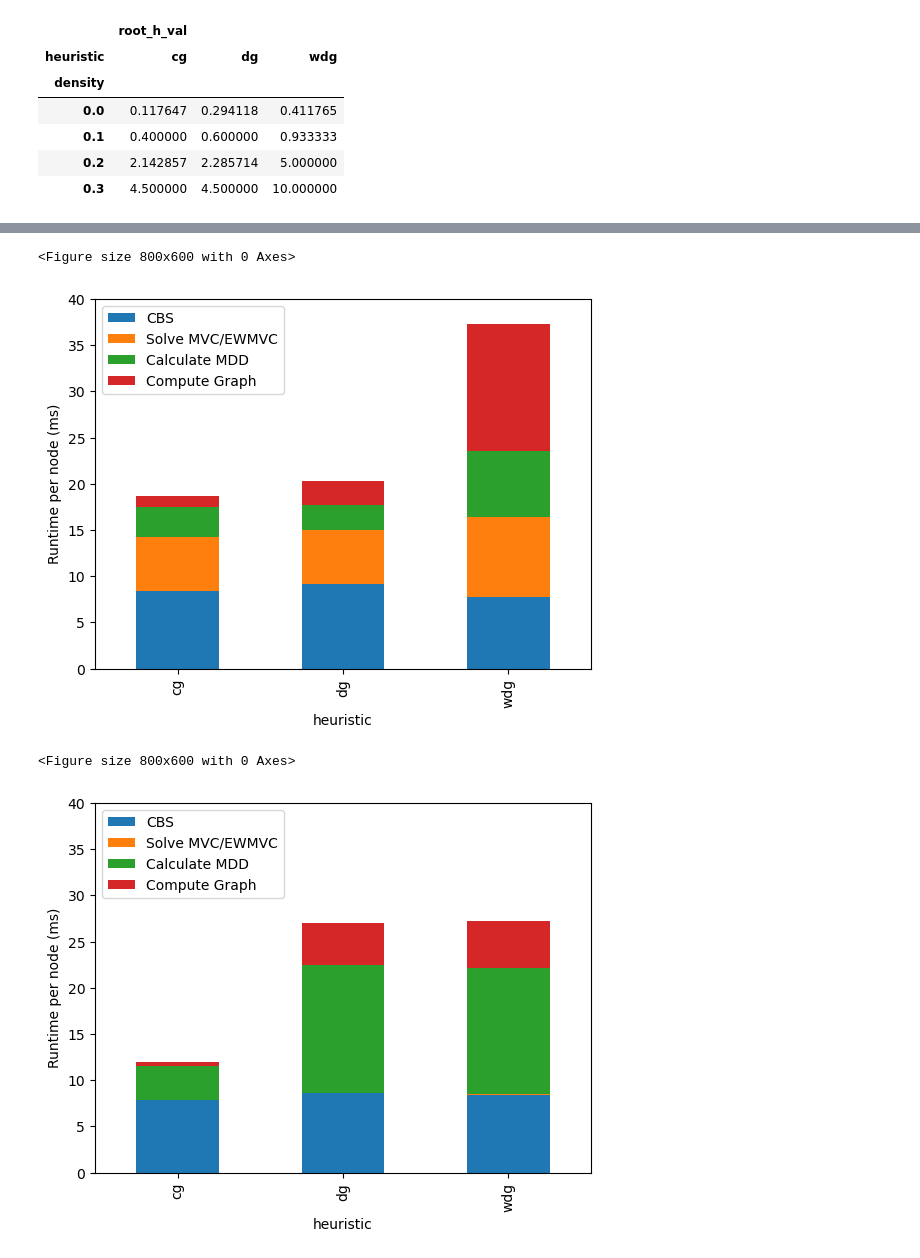
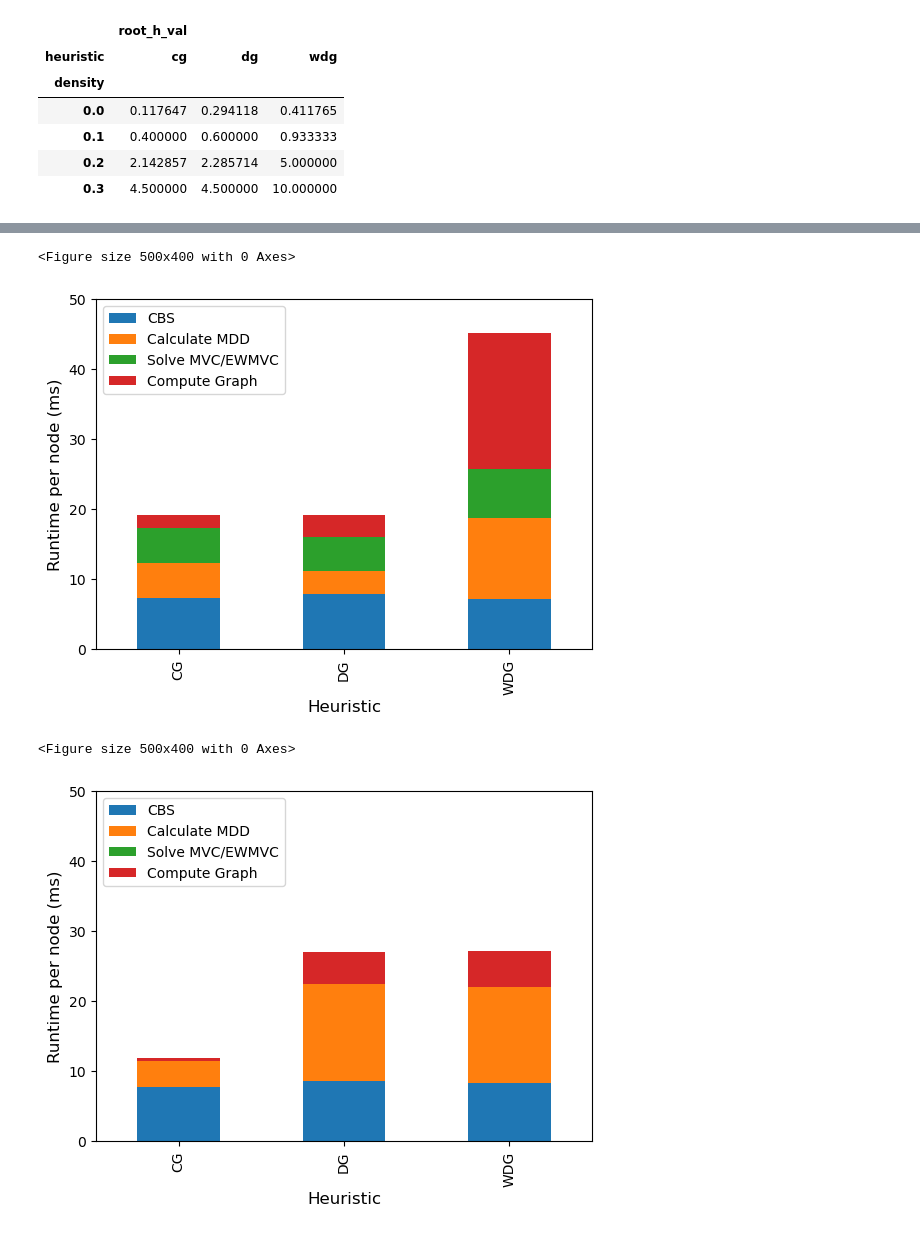
Before and after one commit to StephenYPan/improved-heuristcs-disjoint-cbs, a Jupyter notebook: visualization.ipynb, the cells around one changed output, grey strips where cells are left out. Saved outputs shown, nothing was run; the diff lists cells and outputs as text; code cells hidden in the pictures.

```diff
--- a/visualization.ipynb
+++ b/visualization.ipynb
@@ -166,5 +161,8 @@ groups[(groups['num_agents']==20) & (groups['density']<=0.3) & (groups['disjoint
 # %%
-groups1 = groups[((groups['density'] == 0) | (groups['density'] == 0.1) | ((groups['density']==0.3) & (groups['time_limit']==120))) & (groups['disjoint']==True) & (groups['num_agents']<=20)].groupby(['heuristic','density'], as_index=False).mean()
+groups1 = df[(df['disjoint']==True) & ((df['num_agents']==10) | (df['num_agents']==20))].groupby(['heuristic', 'density','time_limit'], as_index=False).mean()
+
+groups1 = groups1[((groups1['density'] == 0) | ((groups1['density']==0.3) & (groups1['time_limit']==120)))]
+groups1['heuristic'] = groups1['heuristic'].str.upper()
 groups1 = groups1.set_index('heuristic')
 groups1
 # %% [output]
@@ -194,21 +195,25 @@ groups1.drop(groups1.columns.difference(['density','CBS','Solve MVC/EWMVC','Calc
 # %%
-def runtime_chart(density, size=(8,6), file=None):
+def runtime_chart(density, size=(5,4), file=None):
     plt.figure(figsize=size)
     groups1[groups1['density']==density].drop('density',axis=1).plot(kind='bar', stacked=True)
-    plt.ylabel('Runtime per node (ms)')
+    plt.xlabel('Heuristic', fontsize=12)
+    plt.ylabel('Runtime per node (ms)', fontsize=12)
     ax = plt.gca()
-    ax.set_ylim([0, 40])
+    ax.set_ylim([0, 50])
     plt.legend(loc=2)
+    plt.subplots_adjust(bottom=0.15)
     if file:
         plt.savefig(file)
     plt.show()
 # %%
-runtime_chart(0.3, file='./plots/runtime_03.png')
+# runtime_chart(0.3, file='./plots/runtime_03.png')
+runtime_chart(0.3)
 # %% [output]
-<Figure size 800x600 with 0 Axes>
+<Figure size 500x400 with 0 Axes>
-[figure, old version]
+[figure, new version]
 # %%
-runtime_chart(0, file='./plots/runtime_00.png')
+# runtime_chart(0, file='./plots/runtime_00.png')
+runtime_chart(0)
 # %% [output]
-<Figure size 800x600 with 0 Axes>
+<Figure size 500x400 with 0 Axes>
-[figure, old version]
+[figure, new version]
```
Also changed, not shown: parts of 23 cells of this notebook, 43 other files.
